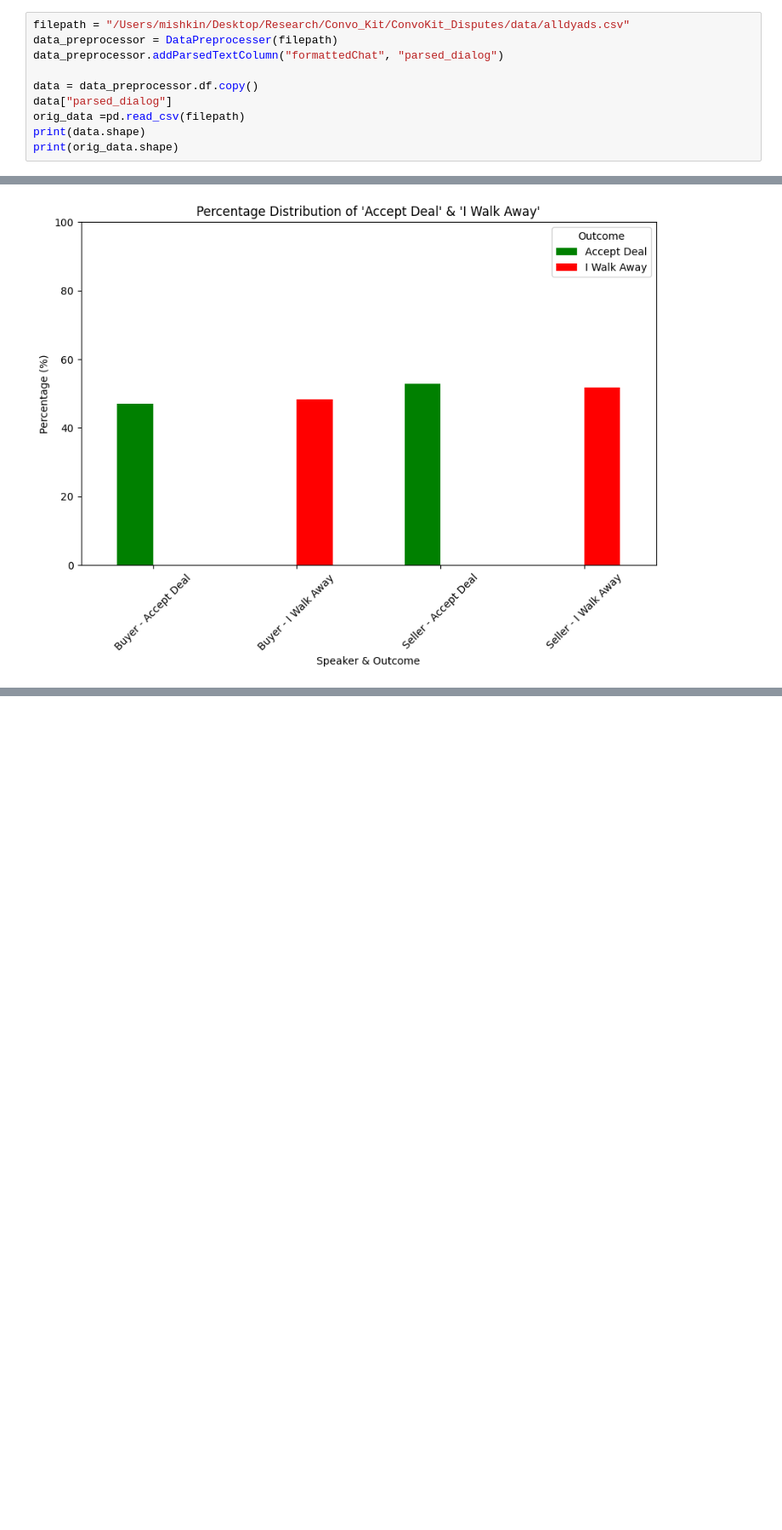
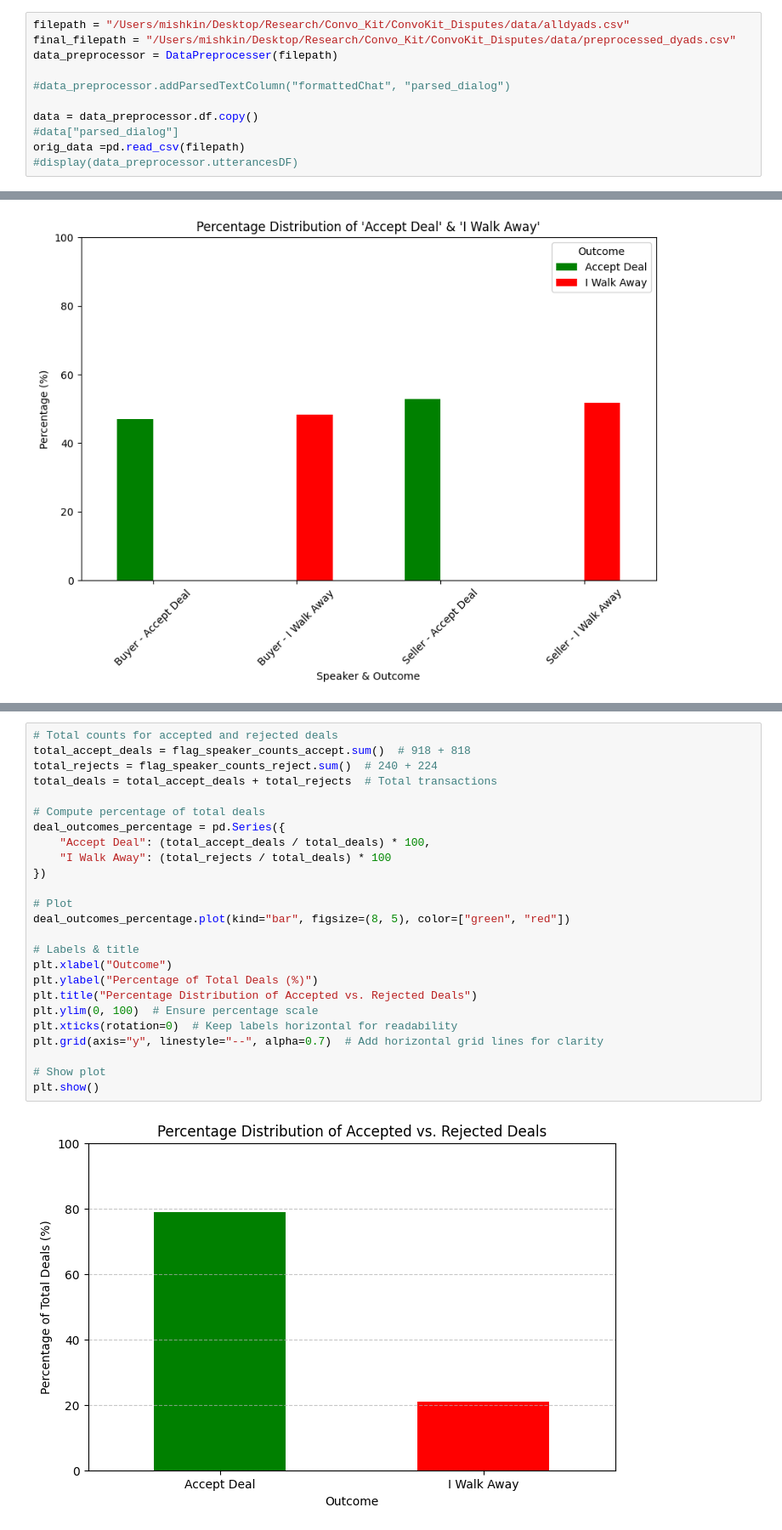
Before and after one commit to mishkin101/ConvoKit_Disputes, a Jupyter notebook: src/data_preprocessing.ipynb, the cells around one changed output, grey strips where cells are left out. Shown at 85% size. Drawn from its saved outputs; the diff is of its cells as text; blank space fills up the shorter version.

```diff
--- a/src/data_preprocessing.ipynb
+++ b/src/data_preprocessing.ipynb
@@ -15,11 +10,12 @@ from modules.DataPreprocesser import DataPreprocesser
 # %%
 filepath = "/Users/mishkin/Desktop/Research/Convo_Kit/ConvoKit_Disputes/data/alldyads.csv"
+final_filepath = "/Users/mishkin/Desktop/Research/Convo_Kit/ConvoKit_Disputes/data/preprocessed_dyads.csv"
 data_preprocessor = DataPreprocesser(filepath)
-data_preprocessor.addParsedTextColumn("formattedChat", "parsed_dialog")
+
+#data_preprocessor.addParsedTextColumn("formattedChat", "parsed_dialog")
 
 data = data_preprocessor.df.copy()
-data["parsed_dialog"]
+#data["parsed_dialog"]
 orig_data =pd.read_csv(filepath)
-print(data.shape)
-print(orig_data.shape)
+#display(data_preprocessor.utterancesDF)
 # %% [output]
@@ -889,0 +893,27 @@ Name: count, dtype: int64
+# %%
+# Total counts for accepted and rejected deals
+total_accept_deals = flag_speaker_counts_accept.sum()  # 918 + 818
+total_rejects = flag_speaker_counts_reject.sum()  # 240 + 224
+total_deals = total_accept_deals + total_rejects  # Total transactions
+
+# Compute percentage of total deals
+deal_outcomes_percentage = pd.Series({
+    "Accept Deal": (total_accept_deals / total_deals) * 100,
+    "I Walk Away": (total_rejects / total_deals) * 100
+})
+
+# Plot
+deal_outcomes_percentage.plot(kind="bar", figsize=(8, 5), color=["green", "red"])
+
+# Labels & title
+plt.xlabel("Outcome")
+plt.ylabel("Percentage of Total Deals (%)")
+plt.title("Percentage Distribution of Accepted vs. Rejected Deals")
+plt.ylim(0, 100)  # Ensure percentage scale
+plt.xticks(rotation=0)  # Keep labels horizontal for readability
+plt.grid(axis="y", linestyle="--", alpha=0.7)  # Add horizontal grid lines for clarity
+
+# Show plot
+plt.show()
+# %% [output]
+[figure, added]
```
Also changed, not shown: parts of 16 cells of this notebook, 9 other files.
